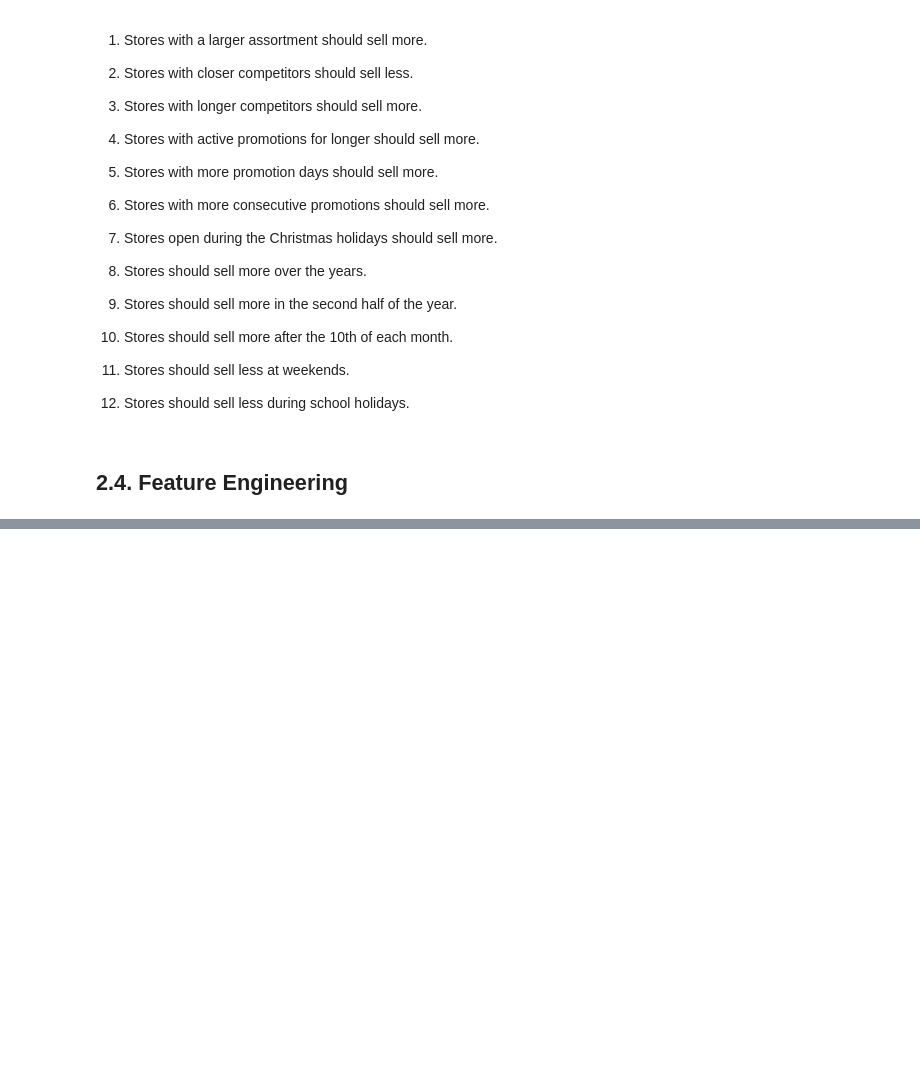
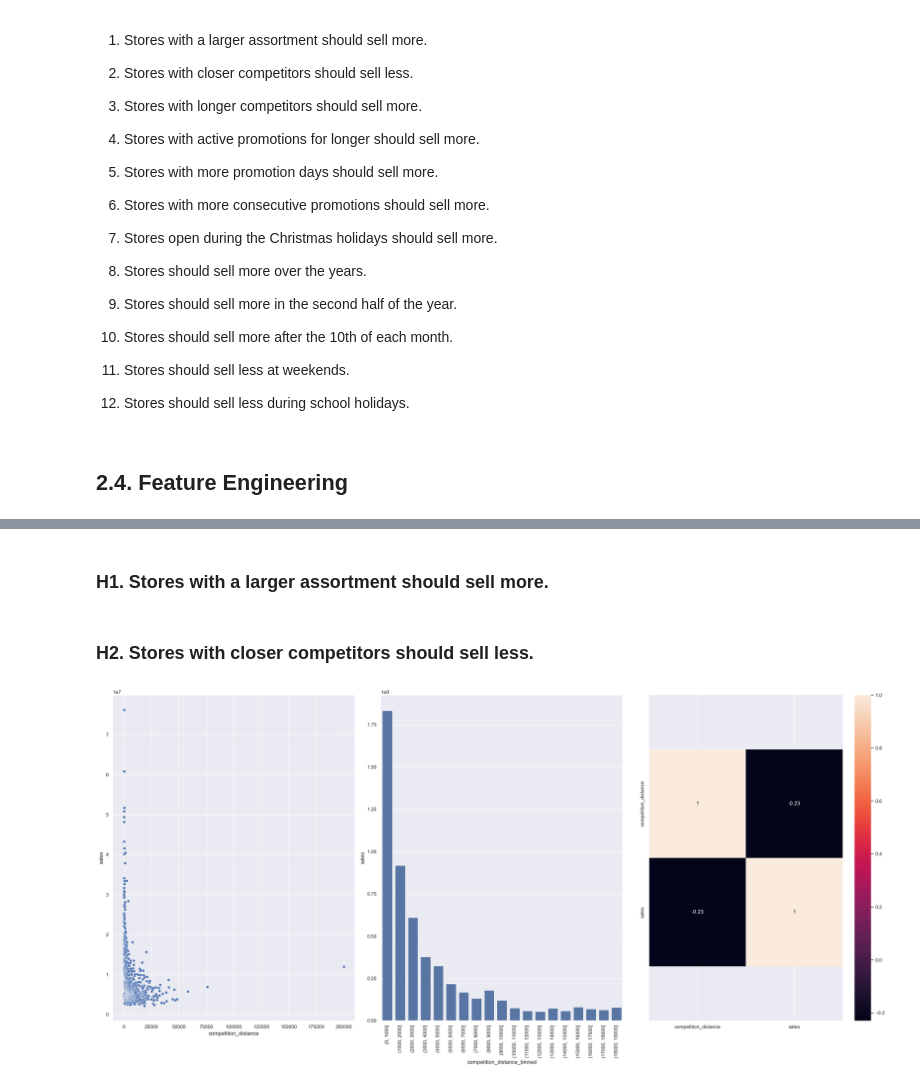
Before and after one commit to bruno-nazario/sales_prediction, a Jupyter notebook: notebook.ipynb, the cells around one changed output, grey strips where cells are left out. Cells and saved outputs as stored; diff of their text form; code cells hidden in the pictures; blank space fills up the shorter version.

```diff
--- a/notebook.ipynb
+++ b/notebook.ipynb
@@ -415,0 +501,2 @@ df3 = df3.drop(cols_drop, axis = 1)
+# %% [markdown]
+### H1. Stores with a larger assortment should sell more.
@@ -415,0 +513,29 @@ df3 = df3.drop(cols_drop, axis = 1)
+# %% [markdown]
+### H2. Stores with closer competitors should sell less.
+# %%
+aux1 = df4[['competition_distance', 'sales']].groupby(
+    'competition_distance').sum().reset_index()
+
+plt.subplot(1, 3, 1)
+sns.scatterplot(x='competition_distance', y='sales', data=aux1)
+
+plt.subplot(1, 3, 2)
+bins = list(np.arange(0, 20000, 1000))
+aux1['competition_distance_binned'] = pd.cut(
+    aux1['competition_distance'], bins=bins)
+aux2 = aux1[['competition_distance_binned', 'sales']].groupby(
+    'competition_distance_binned').sum().reset_index()
+sns.barplot(x='competition_distance_binned', y='sales', data=aux2)
+plt.xticks(rotation=90)
+
+plt.subplot(1, 3, 3)
+
+aux_corr = aux1.drop(columns=['competition_distance_binned'])
+x = sns.heatmap(aux_corr.corr(method='pearson'), annot=True)
+bottom, top = x.get_ylim()
+x.set_ylim(bottom+0.5, top-0.5)
+
+plt.tight_layout()
+plt.show()
+# %% [output]
+[figure, added]
```
Also changed, not shown: parts of 55 cells of this notebook.
